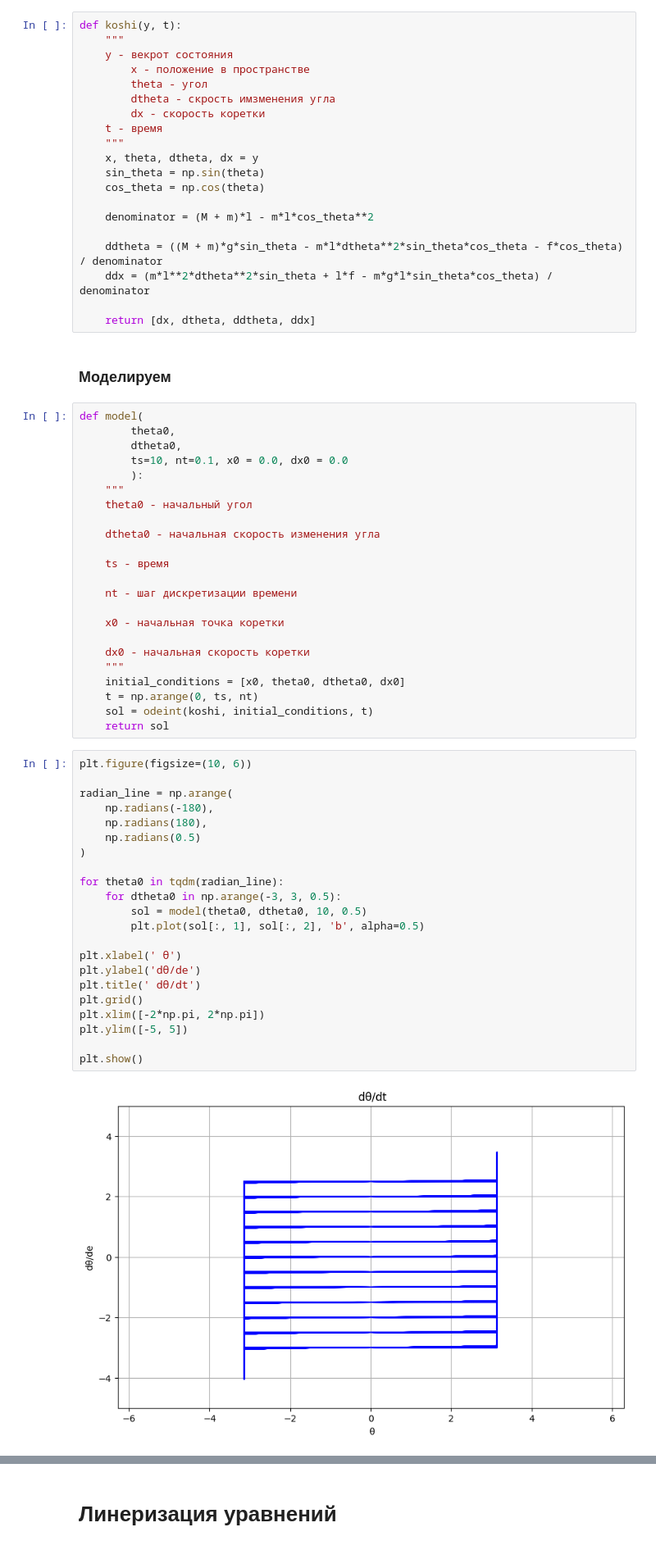
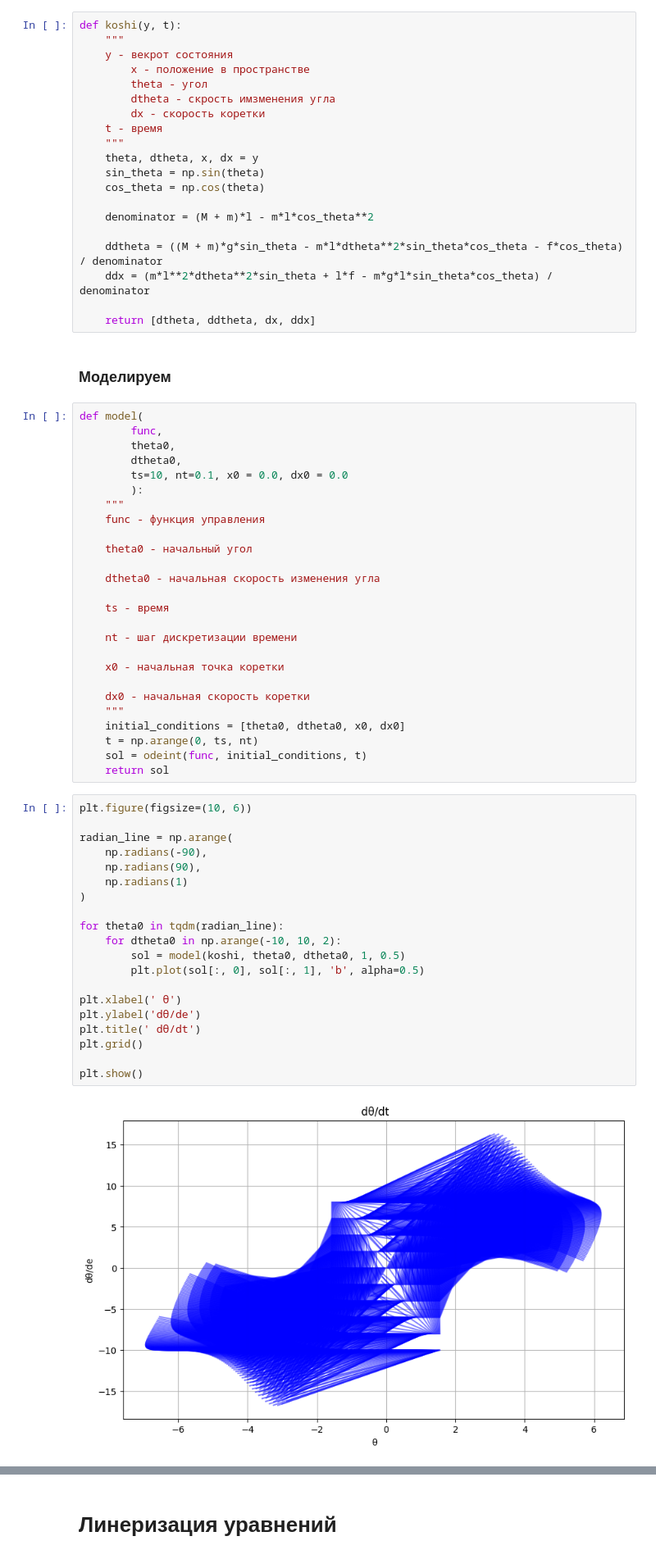
Before and after one commit to Filip-GG/TAU, a Jupyter notebook: kurs/main.ipynb, the cells around one changed output, grey strips where cells are left out. Shown at 82% size. Saved outputs shown, nothing was run; the diff lists cells and outputs as text.

```diff
--- a/kurs/main.ipynb
+++ b/kurs/main.ipynb
@@ -26,7 +31,7 @@ def koshi(y, t):
         dx - скорость коретки
     t - время
     """
-    x, theta, dtheta, dx = y
+    theta, dtheta, x, dx = y
     sin_theta = np.sin(theta)
     cos_theta = np.cos(theta)
 
@@ -35,16 +40,19 @@ def koshi(y, t):
     ddtheta = ((M + m)*g*sin_theta - m*l*dtheta**2*sin_theta*cos_theta - f*cos_theta) / denominator
     ddx = (m*l**2*dtheta**2*sin_theta + l*f - m*g*l*sin_theta*cos_theta) / denominator
 
-    return [dx, dtheta, ddtheta, ddx]
+    return [dtheta, ddtheta, dx, ddx]
 # %% [markdown]
 ### Моделируем
 # %%
 def model(
+        func,
         theta0,
         dtheta0,
         ts=10, nt=0.1, x0 = 0.0, dx0 = 0.0
         ):
     """
+    func - функция управления
+
     theta0 - начальный угол
 
     dtheta0 - начальная скорость изменения угла
@@ -57,32 +65,30 @@ def model(
 
     dx0 - начальная скорость коретки
     """
-    initial_conditions = [x0, theta0, dtheta0, dx0]
+    initial_conditions = [theta0, dtheta0, x0, dx0]
     t = np.arange(0, ts, nt)
-    sol = odeint(koshi, initial_conditions, t)
+    sol = odeint(func, initial_conditions, t)
     return sol
 # %%
 plt.figure(figsize=(10, 6))
 
 radian_line = np.arange(
-    np.radians(-180),
-    np.radians(180),
-    np.radians(0.5)
+    np.radians(-90),
+    np.radians(90),
+    np.radians(1)
 )
 
 for theta0 in tqdm(radian_line):
-    for dtheta0 in np.arange(-3, 3, 0.5):
-        sol = model(theta0, dtheta0, 10, 0.5)
-        plt.plot(sol[:, 1], sol[:, 2], 'b', alpha=0.5)
+    for dtheta0 in np.arange(-10, 10, 2):
+        sol = model(koshi, theta0, dtheta0, 1, 0.5)
+        plt.plot(sol[:, 0], sol[:, 1], 'b', alpha=0.5)
 
 plt.xlabel(' θ')
 plt.ylabel('dθ/dе')
 plt.title(' dθ/dt')
 plt.grid()
-plt.xlim([-2*np.pi, 2*np.pi])
-plt.ylim([-5, 5])
 
 plt.show()
 # %% [output]
-[figure, old version]
+[figure, new version]
 # %% [markdown]
```
Also changed, not shown: parts of 15 cells of this notebook.
